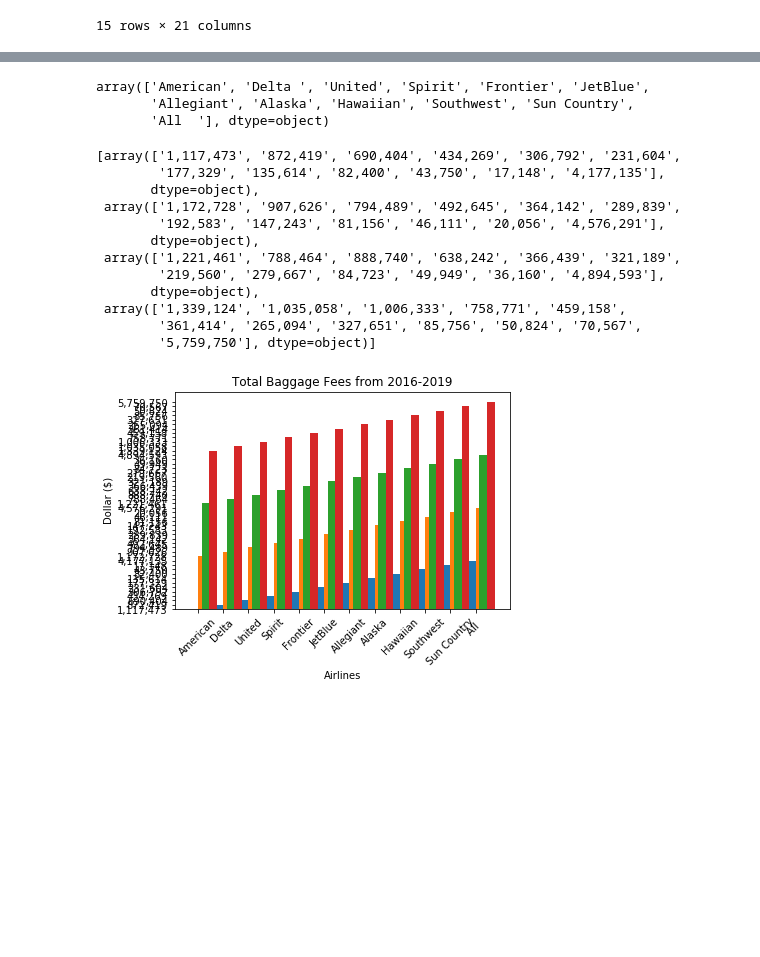
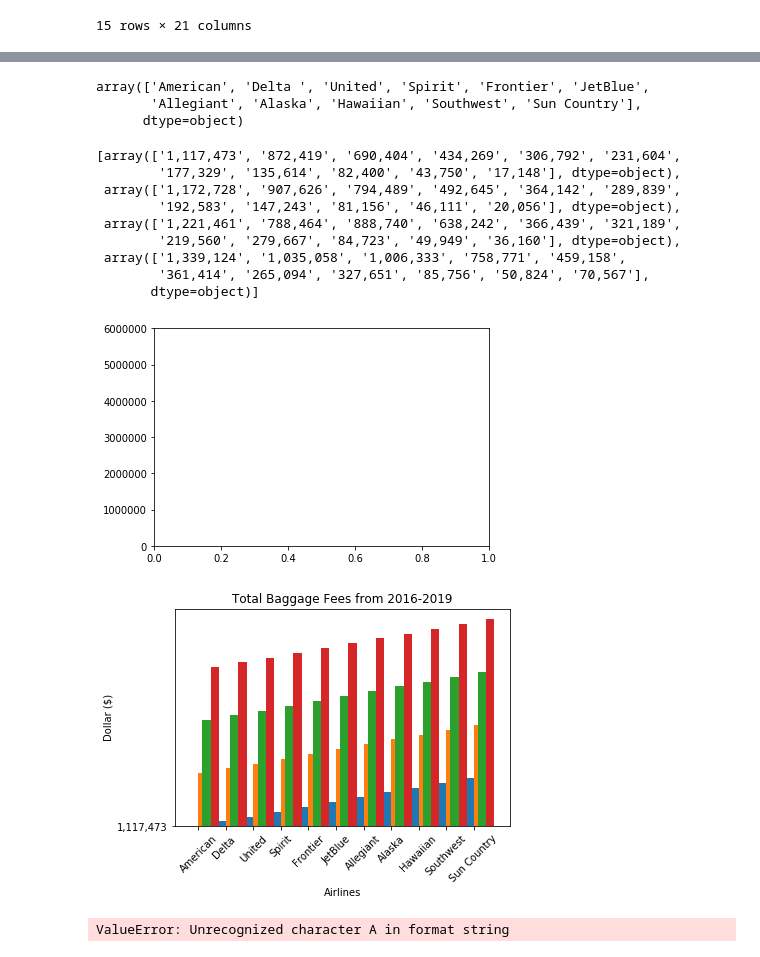
Before and after one commit to marcum531/Project1, a Jupyter notebook: Baggage_Fees.ipynb, the cells around one changed output, grey strips where cells are left out. Cells and saved outputs as stored; diff of their text form; code cells hidden in the pictures; blank space fills up the shorter version.

```diff
--- a/Baggage_Fees.ipynb
+++ b/Baggage_Fees.ipynb
@@ -105,7 +130,8 @@ total_baggage_fees
 | 14 | Island Air Hawaii* | NaN | NaN | NaN | NaN | NaN | 1,518 | 1,761 | 1,714 | NaN | ... | ... |
 15 rows × 21 columns
 # %%
-total_baggage_fees1 = total_baggage_fees.drop([total_baggage_fees.index[9], total_baggage_fees.index[12], total_baggage_fees.index[14]])
+total_baggage_fees1 = total_baggage_fees.drop([total_baggage_fees.index[9], total_baggage_fees.index[12],
+                                               total_baggage_fees.index[13], total_baggage_fees.index[14]])
 total_baggage_fees2 = total_baggage_fees1.set_index('Airline')
 total_baggage_fees2
 # %% [output]
@@ -128,8 +153,8 @@ x_axis = total_baggage_fees2.index.values
 x_axis
 # %% [output]
 array(['American', 'Delta ', 'United', 'Spirit', 'Frontier', 'JetBlue',
-       'Allegiant', 'Alaska', 'Hawaiian', 'Southwest', 'Sun Country',
-       'All  '], dtype=object)
+       'Allegiant', 'Alaska', 'Hawaiian', 'Southwest', 'Sun Country'],
+      dtype=object)
 # %%
 money = [total_baggage_fees2["Total_16"].values, total_baggage_fees2["Total_17"].values, total_baggage_fees2['Total_18'].values, total_baggage_fees2["Total_19"].values]
 y_axis = money
@@ -137,44 +162,68 @@ y_axis
 #money
 # %% [output]
 [array(['1,117,473', '872,419', '690,404', '434,269', '306,792', '231,604',
-        '177,329', '135,614', '82,400', '43,750', '17,148', '4,177,135'],
-       dtype=object),
+        '177,329', '135,614', '82,400', '43,750', '17,148'], dtype=object),
  array(['1,172,728', '907,626', '794,489', '492,645', '364,142', '289,839',
-        '192,583', '147,243', '81,156', '46,111', '20,056', '4,576,291'],
-       dtype=object),
+        '192,583', '147,243', '81,156', '46,111', '20,056'], dtype=object),
  array(['1,221,461', '788,464', '888,740', '638,242', '366,439', '321,189',
-        '219,560', '279,667', '84,723', '49,949', '36,160', '4,894,593'],
-       dtype=object),
+        '219,560', '279,667', '84,723', '49,949', '36,160'], dtype=object),
  array(['1,339,124', '1,035,058', '1,006,333', '758,771', '459,158',
-        '361,414', '265,094', '327,651', '85,756', '50,824', '70,567',
-        '5,759,750'], dtype=object)]
+        '361,414', '265,094', '327,651', '85,756', '50,824', '70,567'],
+       dtype=object)]
 # %%
 labels = x_axis
 x = np.arange(len(labels))
 width = 0.3
+y = plt.ylim([0, 6000000])
 
 total_2016 = total_baggage_fees2["Total_16"].values
 total_2017 = total_baggage_fees2["Total_17"].values
 total_2018 = total_baggage_fees2["Total_18"].values
 total_2019 = total_baggage_fees2["Total_19"].values
 
 fig, ax = plt.subplots()
 rects1 = ax.bar(x - width/2, total_2016, width, label = "2016")
 rects2 = ax.bar(x + width/2, total_2017, width, label = "2017")
 rects3 = ax.bar(x + width, total_2018, width, label = "2018")
 rects4 = ax.bar(x + 2*width, total_2019, width, label = "2019")
 
 ax.set_ylabel("Dollar ($)")
 ax.set_xlabel("Airlines")
 ax.set_title("Total Baggage Fees from 2016-2019")
 ax.set_xticks(x)
 ax.set_xticklabels(labels)
+ax.set_yticks(y)
 ax.legend
 plt.xticks(rotation = 45)
-plt.ylim([0, 6000000])
+
 plt.autoscale(enable=True, axis='y', tight=False)
 fig
 plt.show()
-#ax.get_ylim()
 # %% [output]
-[figure, old version]
+[figure, new version]
+[figure, added]
+# %%
+ax.set_prop_cycle(color=[
+    '#1f77b4', '#aec7e8', '#ff7f0e', '#ffbb78', '#2ca02c', '#98df8a',
+    '#d62728', '#ff9896', '#9467bd', '#c5b0d5', '#8c564b'])
+
+ax.get_xaxis().tick_bottom()
+ax.get_yaxis().tick_left()
+ax.set_xlim(2015.5, 2019.5)
+ax.set_xticks(range(2016, 2019, 1))
+ax.set_ylim(0, 6000000)
+ax.set_yticks(range(0, 6000000, 50000))
+
+airlines = ['American', 'Delta', 'United', 'Spirit', 'Frontier', 'JetBlue',
+           'Allegiant', 'Alaska', 'Hawaiian', 'Southwest', 'Sun Country']
+
+for column in airlines:
+    column_rec_name = column.replace('\n', '_').replace(' ', '_')
+
+    line = ax.plot('Year', column_rec_name, data=total_baggage_fees2, lw=2.5)
+
+plt.title("Total Baggage Fees 2016-2019")
+
+plt.show()
+# %% [output]
+ValueError: Unrecognized character A in format string
```
Also changed, not shown: parts of 9 cells of this notebook.
